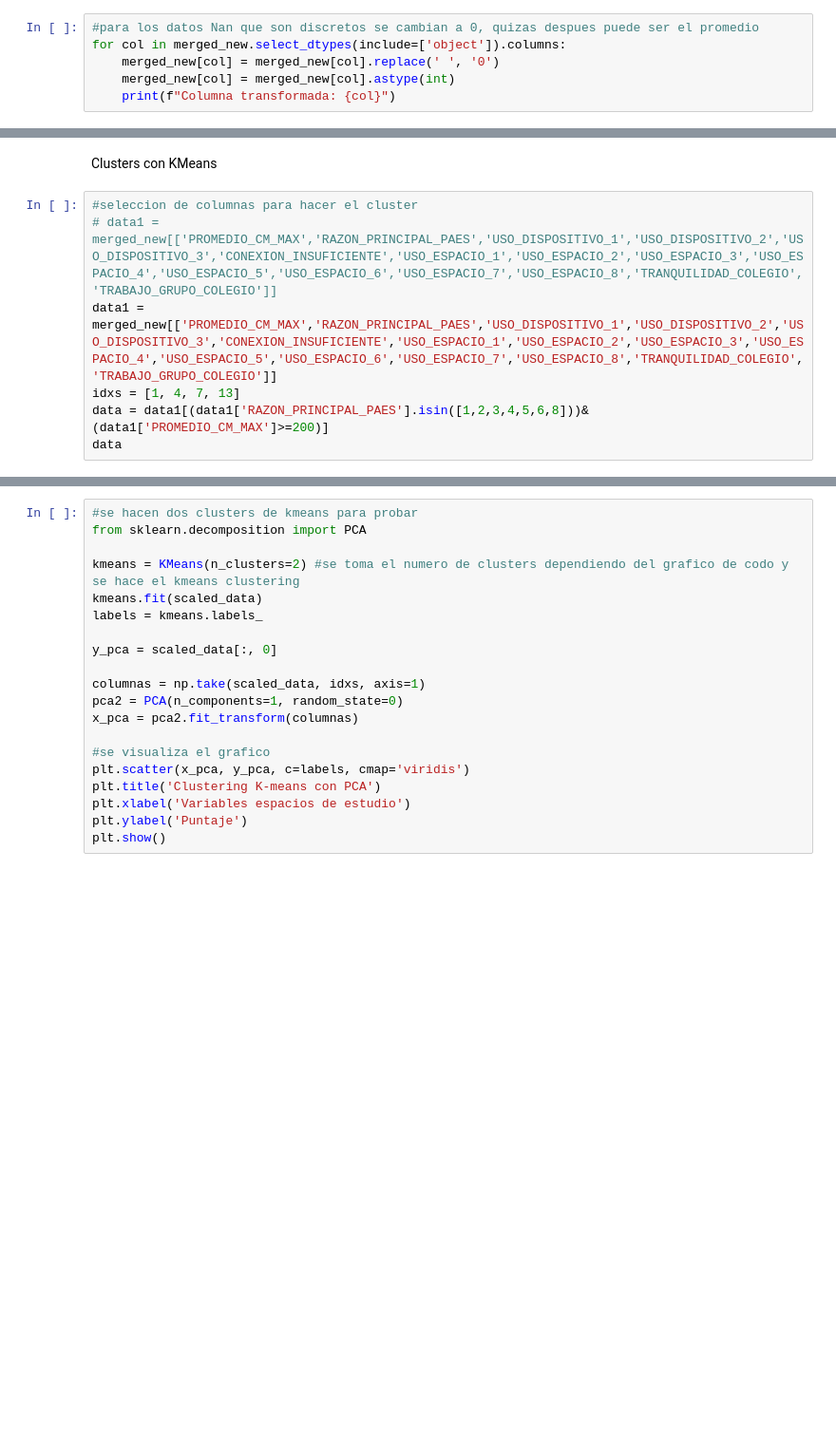
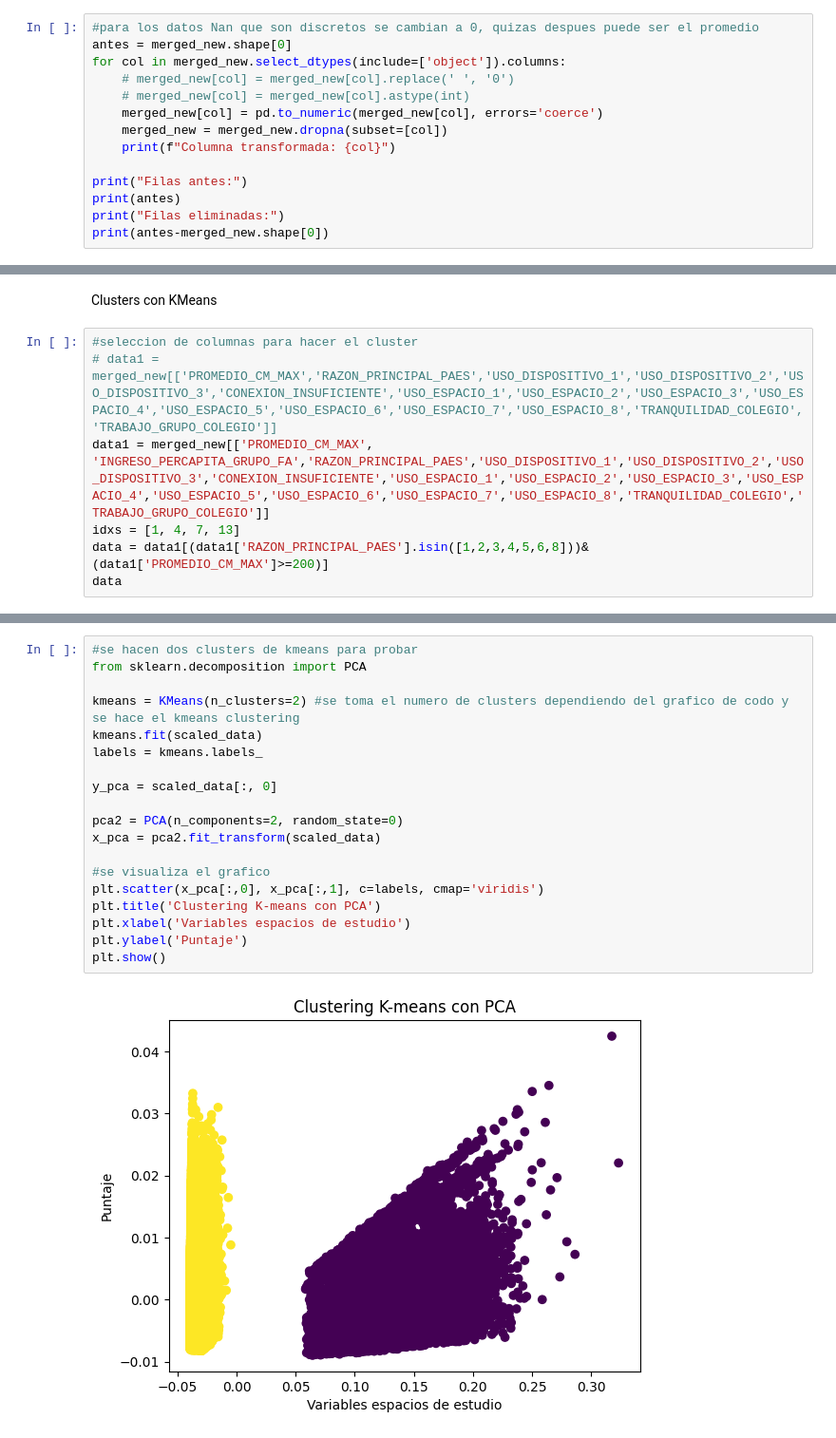
Before and after one commit to gurbina2234/Repo-Mineria-PSU, a Jupyter notebook: datos_oficial.ipynb, the cells around one changed output, grey strips where cells are left out. Shown at 95% size. Saved outputs shown, nothing was run; the diff lists cells and outputs as text; blank space fills up the shorter version.

```diff
--- a/datos_oficial.ipynb
+++ b/datos_oficial.ipynb
@@ -50,6 +116,14 @@ print(merged_new)
 # %%
 #para los datos Nan que son discretos se cambian a 0, quizas despues puede ser el promedio
+antes = merged_new.shape[0]
 for col in merged_new.select_dtypes(include=['object']).columns:
-    merged_new[col] = merged_new[col].replace(' ', '0')
-    merged_new[col] = merged_new[col].astype(int)
+    # merged_new[col] = merged_new[col].replace(' ', '0')
+    # merged_new[col] = merged_new[col].astype(int)
+    merged_new[col] = pd.to_numeric(merged_new[col], errors='coerce')
+    merged_new = merged_new.dropna(subset=[col])
     print(f"Columna transformada: {col}")
+
+print("Filas antes:")
+print(antes)
+print("Filas eliminadas:")
+print(antes-merged_new.shape[0])
@@ -58,7 +148,7 @@ Clusters con KMeans
 # %%
 #seleccion de columnas para hacer el cluster
 # data1 = merged_new[['PROMEDIO_CM_MAX','RAZON_PRINCIPAL_PAES','USO_DISPOSITIVO_1','USO_DISPOSITIVO_2','USO_DISPOSITIVO_3','CONEXION_INSUFICIENTE','USO_ESPACIO_1','USO_ESPACIO_2','USO_ESPACIO_3','USO_ESPACIO_4','USO_ESPACIO_5','USO_ESPACIO_6','USO_ESPACIO_7','USO_ESPACIO_8','TRANQUILIDAD_COLEGIO','TRABAJO_GRUPO_COLEGIO']]
-data1 = merged_new[['PROMEDIO_CM_MAX','RAZON_PRINCIPAL_PAES','USO_DISPOSITIVO_1','USO_DISPOSITIVO_2','USO_DISPOSITIVO_3','CONEXION_INSUFICIENTE','USO_ESPACIO_1','USO_ESPACIO_2','USO_ESPACIO_3','USO_ESPACIO_4','USO_ESPACIO_5','USO_ESPACIO_6','USO_ESPACIO_7','USO_ESPACIO_8','TRANQUILIDAD_COLEGIO','TRABAJO_GRUPO_COLEGIO']]
+data1 = merged_new[['PROMEDIO_CM_MAX', 'INGRESO_PERCAPITA_GRUPO_FA','RAZON_PRINCIPAL_PAES','USO_DISPOSITIVO_1','USO_DISPOSITIVO_2','USO_DISPOSITIVO_3','CONEXION_INSUFICIENTE','USO_ESPACIO_1','USO_ESPACIO_2','USO_ESPACIO_3','USO_ESPACIO_4','USO_ESPACIO_5','USO_ESPACIO_6','USO_ESPACIO_7','USO_ESPACIO_8','TRANQUILIDAD_COLEGIO','TRABAJO_GRUPO_COLEGIO']]
 idxs = [1, 4, 7, 13]
 data = data1[(data1['RAZON_PRINCIPAL_PAES'].isin([1,2,3,4,5,6,8]))& (data1['PROMEDIO_CM_MAX']>=200)]
 data
@@ -111,20 +222,21 @@ optimize_k_means(scaled_data,10)
 # %%
 #se hacen dos clusters de kmeans para probar
 from sklearn.decomposition import PCA
 
 kmeans = KMeans(n_clusters=2) #se toma el numero de clusters dependiendo del grafico de codo y se hace el kmeans clustering
 kmeans.fit(scaled_data)
 labels = kmeans.labels_
 
 y_pca = scaled_data[:, 0]
 
-columnas = np.take(scaled_data, idxs, axis=1)
-pca2 = PCA(n_components=1, random_state=0)
-x_pca = pca2.fit_transform(columnas)
+pca2 = PCA(n_components=2, random_state=0)
+x_pca = pca2.fit_transform(scaled_data)
 
 #se visualiza el grafico
-plt.scatter(x_pca, y_pca, c=labels, cmap='viridis')
+plt.scatter(x_pca[:,0], x_pca[:,1], c=labels, cmap='viridis')
 plt.title('Clustering K-means con PCA')
 plt.xlabel('Variables espacios de estudio')
 plt.ylabel('Puntaje')
 plt.show()
+# %% [output]
+[figure, added]
```
Also changed, not shown: parts of 17 cells of this notebook.
